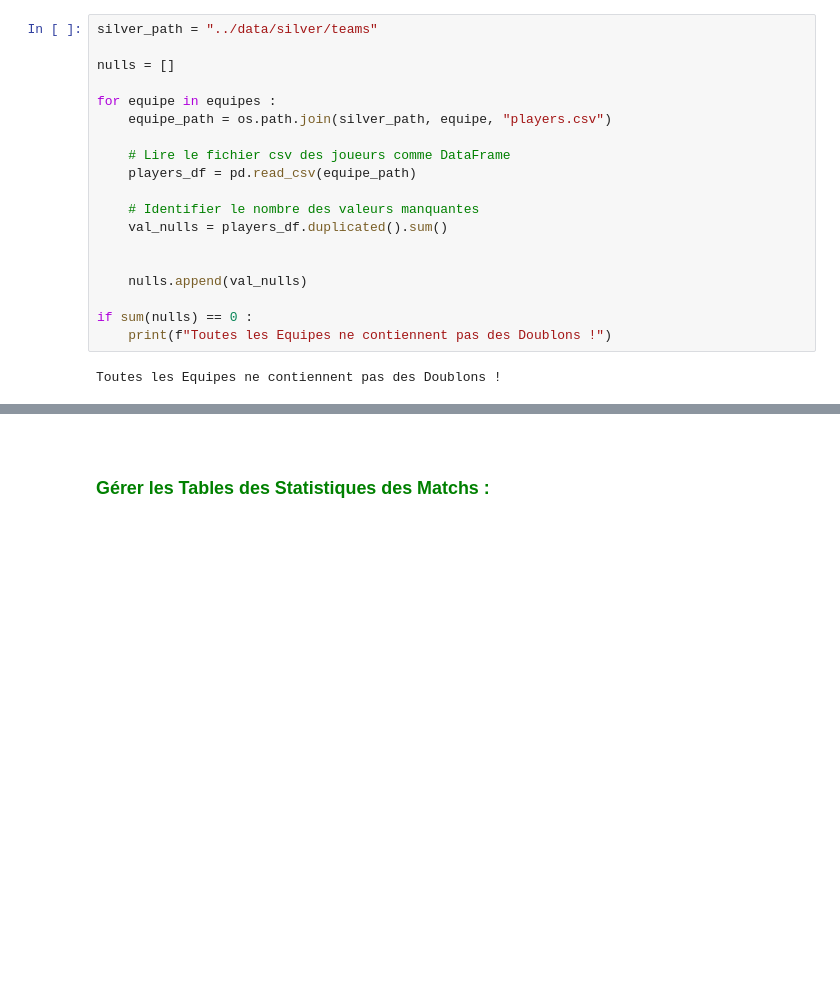
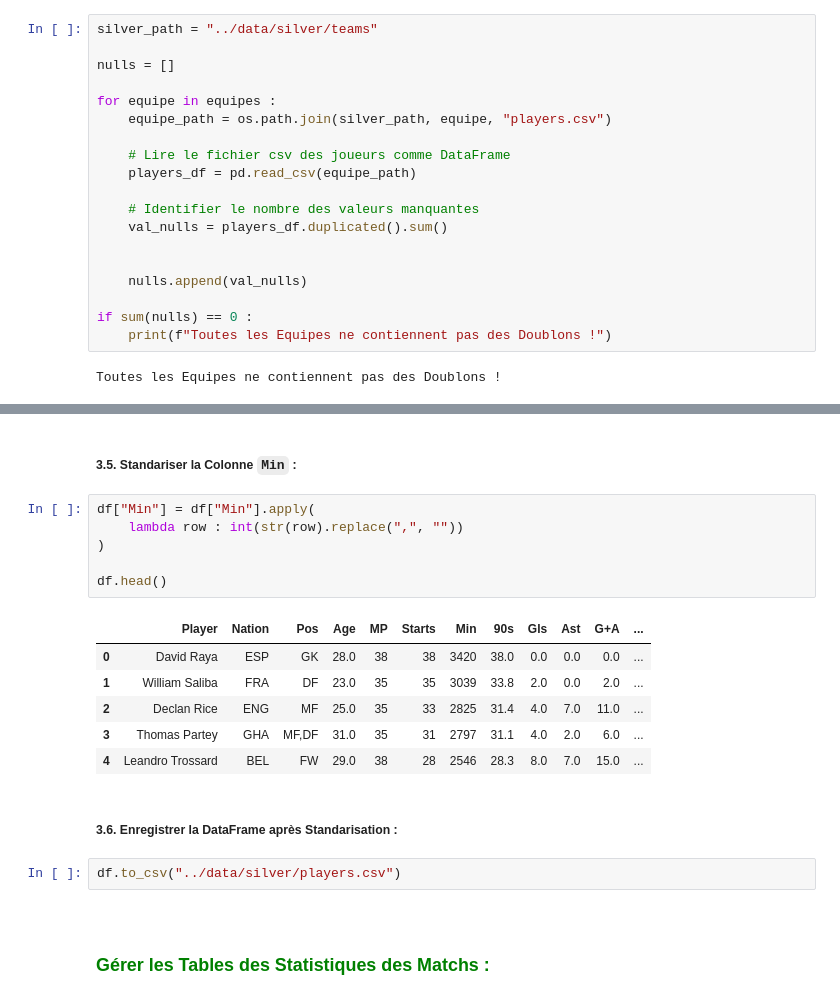
Before and after one commit to ABDELHAFIDAIT/FootVerse, a Jupyter notebook: notebooks/02_cleaning.ipynb, the cells around one changed output, grey strips where cells are left out. Cells and saved outputs as stored; diff of their text form; blank space fills up the shorter version.

```diff
--- a/notebooks/02_cleaning.ipynb
+++ b/notebooks/02_cleaning.ipynb
@@ -100,3 +156,22 @@ Toutes les Equipes ne contiennent pas des Doublons !
+# %% [markdown]
+##### **3.5. Standariser la Colonne ``Min`` :**
+# %%
+df["Min"] = df["Min"].apply(
+    lambda row : int(str(row).replace(",", ""))
+)
+
+df.head()
+# %% [output]
+|  | Player | Nation | Pos | Age | MP | Starts | Min | 90s | Gls | Ast | G+A | ... |
+| 0 | David Raya | ESP | GK | 28.0 | 38 | 38 | 3420 | 38.0 | 0.0 | 0.0 | 0.0 | ... |
+| 1 | William Saliba | FRA | DF | 23.0 | 35 | 35 | 3039 | 33.8 | 2.0 | 0.0 | 2.0 | ... |
+| 2 | Declan Rice | ENG | MF | 25.0 | 35 | 33 | 2825 | 31.4 | 4.0 | 7.0 | 11.0 | ... |
+| 3 | Thomas Partey | GHA | MF,DF | 31.0 | 35 | 31 | 2797 | 31.1 | 4.0 | 2.0 | 6.0 | ... |
+| 4 | Leandro Trossard | BEL | FW | 29.0 | 38 | 28 | 2546 | 28.3 | 8.0 | 7.0 | 15.0 | ... |
+# %% [markdown]
+##### **3.6. Enregistrer la DataFrame après Standarisation :**
+# %%
+df.to_csv("../data/silver/players.csv")
 # %% [markdown]
 <br>
 
```
Also changed, not shown: parts of 23 cells of this notebook, 22 other files.
